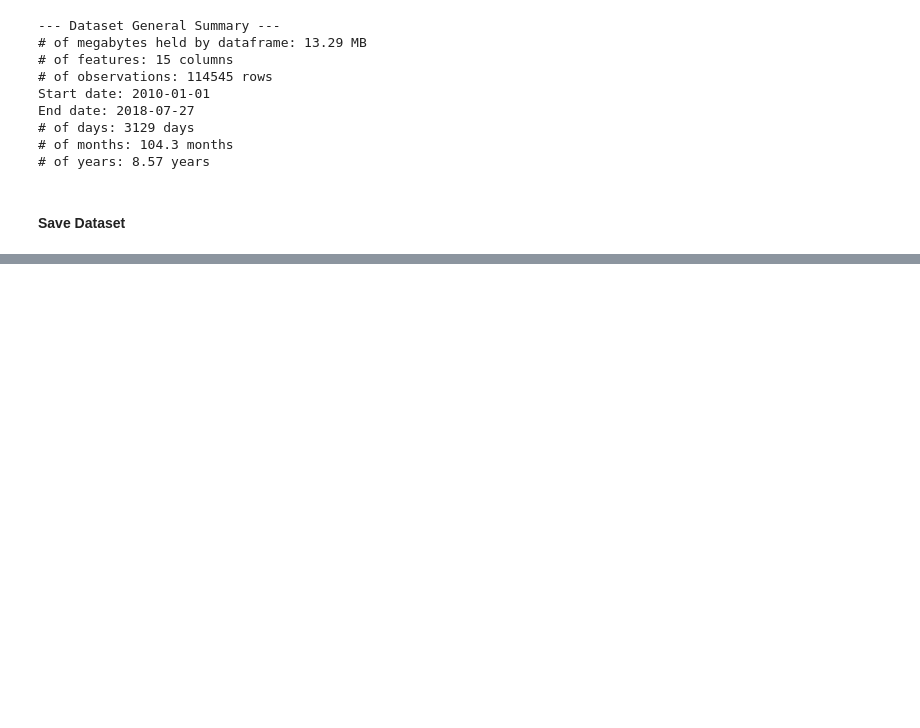
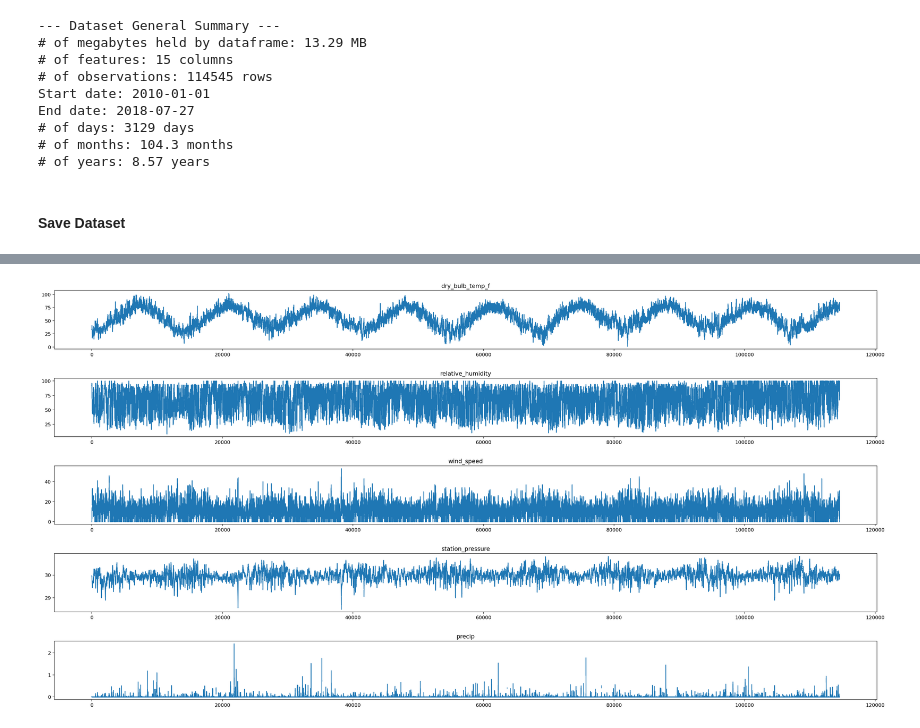
Before and after one commit to azharfachrezi/NOOA-Weather-Data-Analysis---JFK-Airport-New-York-, a Jupyter notebook: weather_data_analysis.ipynb, the cells around one changed output, grey strips where cells are left out. Drawn from its saved outputs; the diff is of its cells as text; code cells hidden in the pictures; blank space fills up the shorter version.

Commit message:
Add visualization

```diff
--- a/weather_data_analysis.ipynb
+++ b/weather_data_analysis.ipynb
@@ -411,0 +416,7 @@ renamed_hourly_data.to_csv("jfk_weather_cleaned.csv", float_format='%g')
+# %%
+import seaborn as sns
+import matplotlib.pyplot as plt
+plt.rcParams['figure.dpi'] = 160
+# %%
+# Shorten the name for easier use
+data = renamed_hourly_data.copy()
@@ -411,0 +442,13 @@ renamed_hourly_data.to_csv("jfk_weather_cleaned.csv", float_format='%g')
+# %%
+plot_cols = ['dry_bulb_temp_f', 'relative_humidity', 'wind_speed', 'station_pressure', 'precip']
+
+plt.figure(figsize=(30,15))
+
+for i, col in enumerate(plot_cols):
+    plt.subplot(len(plot_cols), 1, i+1)
+    plt.plot(data[col].values)
+    plt.title(col)
+plt.subplots_adjust(hspace=0.5)
+plt.show()
+# %% [output]
+[figure, added]
```
Also changed, not shown: parts of 10 cells of this notebook.
